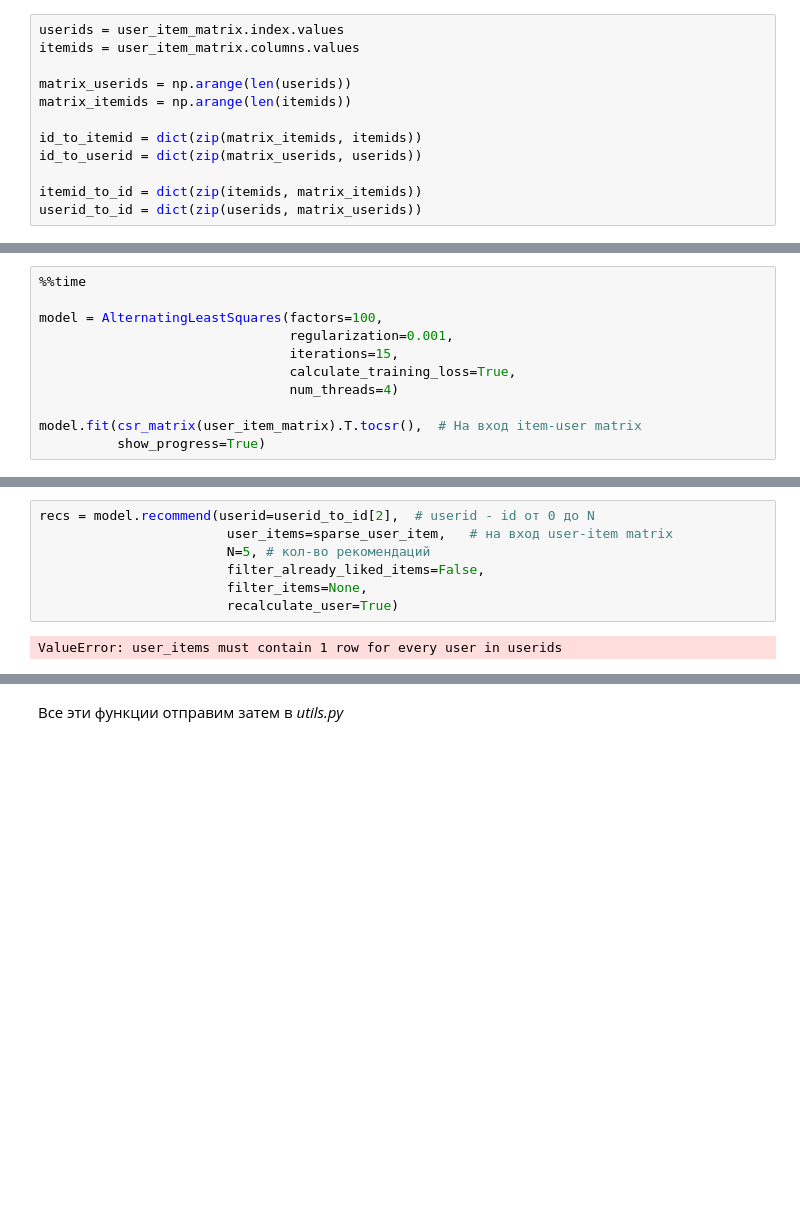
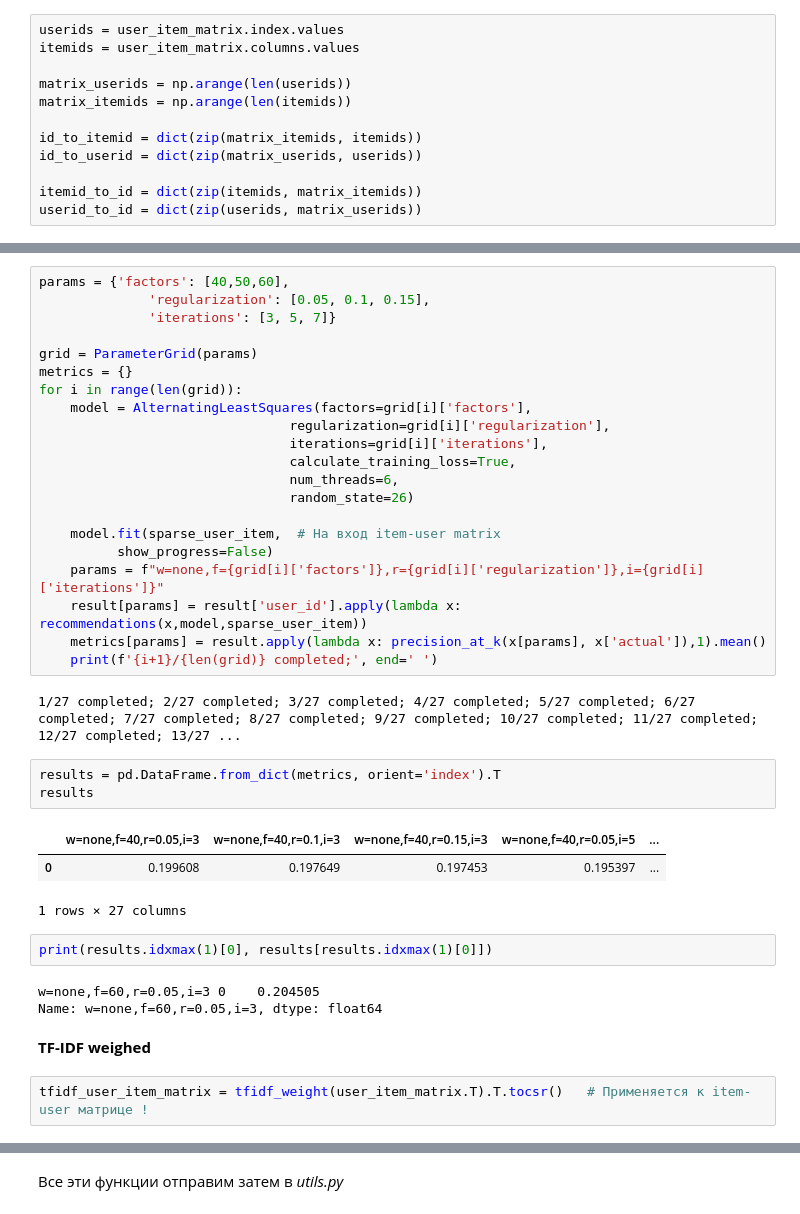
Before and after one commit to ArinaShelashen/RecommendationSystems, a Jupyter notebook: HW3.ipynb, the cells around one changed output, grey strips where cells are left out. Drawn from its saved outputs; the diff is of its cells as text; blank space fills up the shorter version.

```diff
--- a/HW3.ipynb
+++ b/HW3.ipynb
@@ -273,11 +196,0 @@ csr_matrix(user_item_matrix).tocsr().shape[0]
-# %%
-%%time
-
-model = AlternatingLeastSquares(factors=100,
-                                regularization=0.001,
-                                iterations=15,
-                                calculate_training_loss=True,
-                                num_threads=4)
-
-model.fit(csr_matrix(user_item_matrix).T.tocsr(),  # На вход item-user matrix
-          show_progress=True)
@@ -287,9 +197,39 @@ Wall time: 45 s
-# %%
-recs = model.recommend(userid=userid_to_id[2],  # userid - id от 0 до N
-                        user_items=sparse_user_item,   # на вход user-item matrix
-                        N=5, # кол-во рекомендаций
-                        filter_already_liked_items=False,
-                        filter_items=None,
-                        recalculate_user=True)
-# %% [output]
-ValueError: user_items must contain 1 row for every user in userids
+# %%
+params = {'factors': [40,50,60],
+              'regularization': [0.05, 0.1, 0.15],
+              'iterations': [3, 5, 7]}
+
+grid = ParameterGrid(params)
+metrics = {}
+for i in range(len(grid)):
+    model = AlternatingLeastSquares(factors=grid[i]['factors'],
+                                regularization=grid[i]['regularization'],
+                                iterations=grid[i]['iterations'],
+                                calculate_training_loss=True,
+                                num_threads=6,
+                                random_state=26)
+
+    model.fit(sparse_user_item,  # На вход item-user matrix
+          show_progress=False)
+    params = f"w=none,f={grid[i]['factors']},r={grid[i]['regularization']},i={grid[i]['iterations']}"
+    result[params] = result['user_id'].apply(lambda x: recommendations(x,model,sparse_user_item))
+    metrics[params] = result.apply(lambda x: precision_at_k(x[params], x['actual']),1).mean()
+    print(f'{i+1}/{len(grid)} completed;', end=' ')
+# %% [output]
+1/27 completed; 2/27 completed; 3/27 completed; 4/27 completed; 5/27 completed; 6/27 completed; 7/27 completed; 8/27 completed; 9/27 completed; 10/27 completed; 11/27 completed; 12/27 completed; 13/27 ...
+# %%
+results = pd.DataFrame.from_dict(metrics, orient='index').T
+results
+# %% [output]
+|  | w=none,f=40,r=0.05,i=3 | w=none,f=40,r=0.1,i=3 | w=none,f=40,r=0.15,i=3 | w=none,f=40,r=0.05,i=5 | ... |
+| 0 | 0.199608 | 0.197649 | 0.197453 | 0.195397 | ... |
+1 rows × 27 columns
+# %%
+print(results.idxmax(1)[0], results[results.idxmax(1)[0]])
+# %% [output]
+w=none,f=60,r=0.05,i=3 0    0.204505
+Name: w=none,f=60,r=0.05,i=3, dtype: float64
+# %% [markdown]
+**TF-IDF weighed**
+# %%
+tfidf_user_item_matrix = tfidf_weight(user_item_matrix.T).T.tocsr()   # Применяется к item-user матрице !
```
Also changed, not shown: parts of 21 cells of this notebook.
